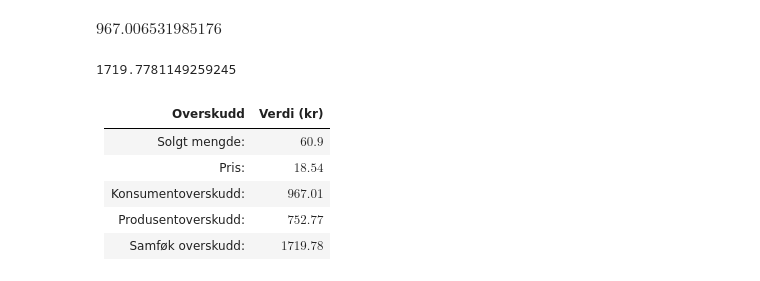
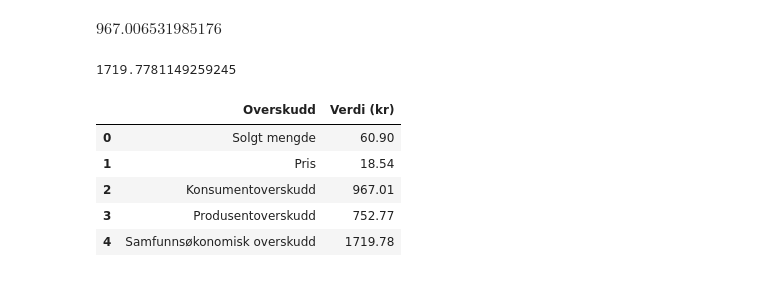
Before and after one commit to uit-sok-1303-v26/uit-sok-1303.v26.github.io, a Jupyter notebook: Markedsteori - Kapittel 9.ipynb, the cells around one changed output. Drawn from its saved outputs; the diff is of its cells as text; code cells hidden in the pictures.

```diff
--- a/Markedsteori - Kapittel 9.ipynb
+++ b/Markedsteori - Kapittel 9.ipynb
@@ -110,25 +107,23 @@ welfare_surplus=float(sp.integrate(demand(x)-supply(x),(x,0,x_eq)))
 welfare_surplus
 # %% [output]
 1719.7781149259245
-# %%
-from IPython.display import Markdown, display
-
-tbl=f"""
-| Overskudd           | Verdi (kr)                               |
-|---------------------|  ----------------------------------------|
-| Solgt mengde:       | ${np.round(float(x_eq),2)}$              |
-| Pris:               | ${np.round(float(p_eq),2)}$              |
-| Konsumentoverskudd: | ${np.round(float(consumer_surplus),2)}$  |
-| Produsentoverskudd: | ${np.round(float(producer_surplus),2)}$  |
-| Samføk overskudd:   | ${np.round(float(welfare_surplus),2)}$   |
-"""
-display(Markdown(tbl))
-# %% [output]
-
-| Overskudd           | Verdi (kr)                               |
-|---------------------|  ----------------------------------------|
-| Solgt mengde:       | $60.9$              |
-| Pris:               | $18.54$              |
-| Konsumentoverskudd: | $967.01$  |
-| Produsentoverskudd: | $752.77$  |
-| Samføk overskudd:   | $1719.78$   |
+# %%
+import pandas as pd
+
+df = pd.DataFrame({
+    'Overskudd': ['Solgt mengde', 'Pris', 'Konsumentoverskudd', 'Produsentoverskudd', 'Samfunnsøkonomisk overskudd'],
+    'Verdi (kr)': [np.round(float(x_eq), 2),
+                   np.round(float(p_eq), 2),
+                   np.round(float(consumer_surplus), 2),
+                   np.round(float(producer_surplus), 2),
+                   np.round(float(welfare_surplus), 2)]
+})
+
+display(df)
+# %% [output]
+|  | Overskudd | Verdi (kr) |
+| 0 | Solgt mengde | 60.90 |
+| 1 | Pris | 18.54 |
+| 2 | Konsumentoverskudd | 967.01 |
+| 3 | Produsentoverskudd | 752.77 |
+| 4 | Samfunnsøkonomisk overskudd | 1719.78 |
```
Also changed, not shown: parts of 4 cells of this notebook.
